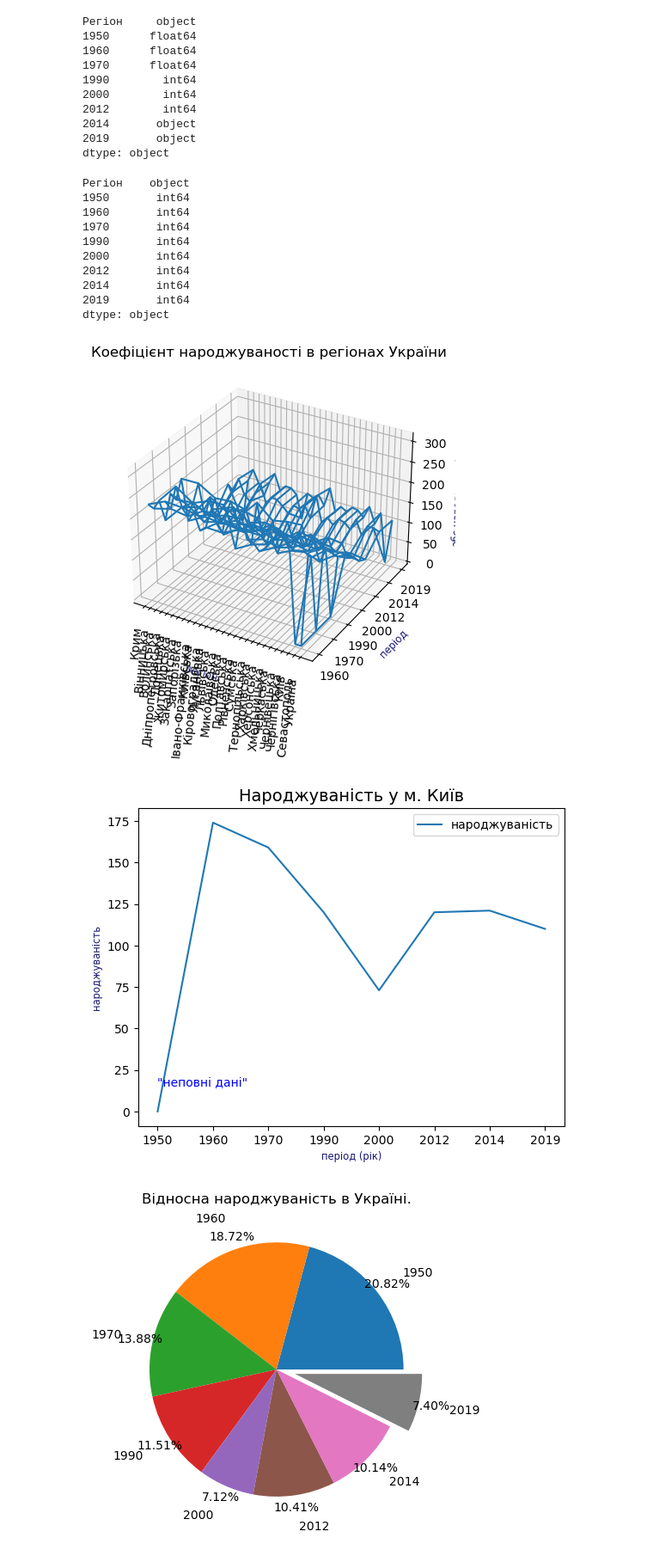
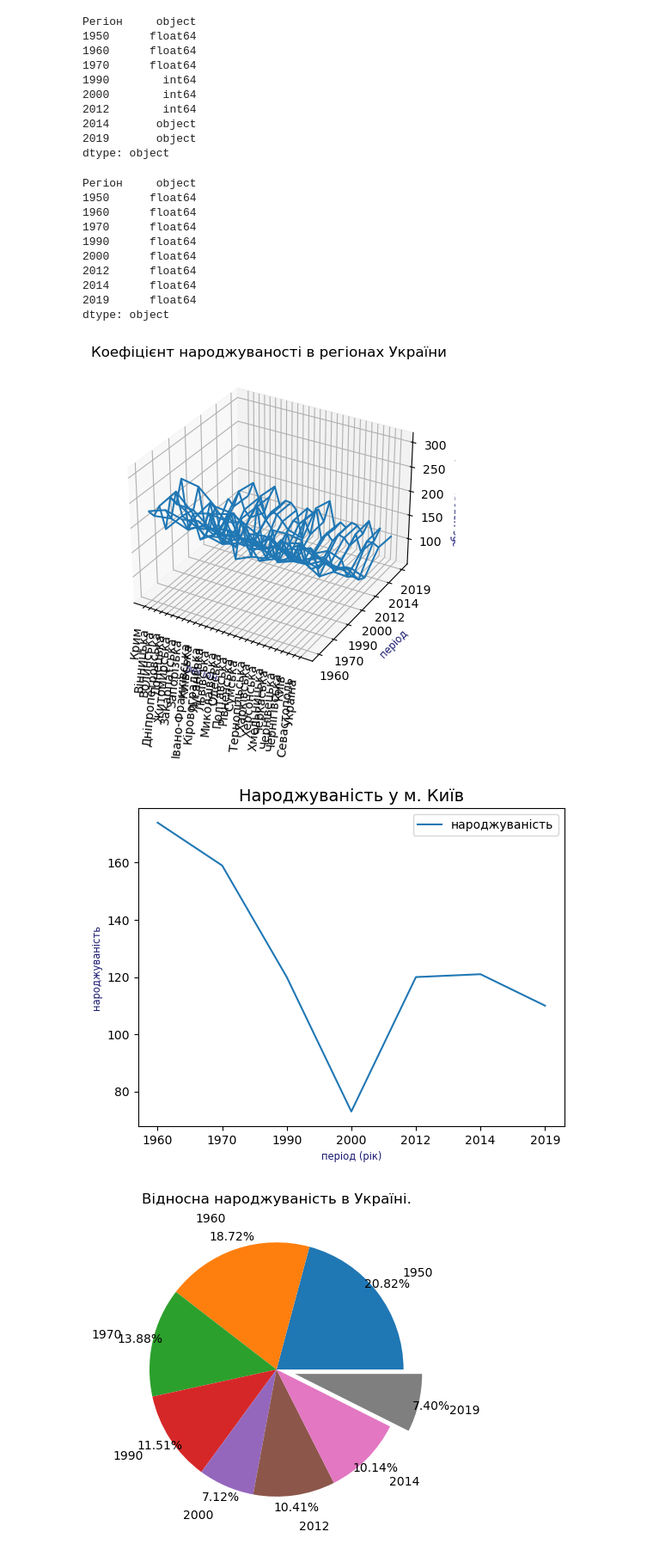
Before and after one commit to DenysTantsiura/datas, a Jupyter notebook: Hw_2.1/Hw2.1.ipynb, the cells around one changed output. Shown at 86% size. Drawn from its saved outputs; the diff is of its cells as text; code cells hidden in the pictures.

```diff
--- a/Hw_2.1/Hw2.1.ipynb
+++ b/Hw_2.1/Hw2.1.ipynb
@@ -77,22 +77,22 @@ p1t1z = p1t1[0].fillna(0)
 # p1t1[0].fillna(0, inplace=True)
 # %%
 # Замініть типи нечислових колонок на числові. Підказка - це колонки, де знаходився символ '—'
-p1t1z.iloc[0:, 1:] = p1t1z.iloc[0:, 1:].astype('int', errors='ignore')
+p1t1z.iloc[0:, 1:] = p1t1z.iloc[0:, 1:].astype('float64', errors='ignore')
 p1t1z.dtypes
 # %% [output]
-Регіон    object
-1950       int64
-1960       int64
-1970       int64
-1990       int64
-2000       int64
-2012       int64
-2014       int64
-2019       int64
+Регіон     object
+1950      float64
+1960      float64
+1970      float64
+1990      float64
+2000      float64
+2012      float64
+2014      float64
+2019      float64
 dtype: object
 # %%
-p1t1.replace(
-            to_replace=0,
+p1t1z.replace(
+            to_replace=0.0,
             value=np.nan,
             inplace=True,
             )
@@ -121,21 +121,22 @@ ax.plot_wireframe(
 
 plt.show()
 # %% [output]
-[figure, old version]
+[figure, new version]
 # %%
-period = np.array(p1t1z.columns)[1:]
+
+period = np.array(p1t1z.columns)[2:]
 plt.plot(period, np.array(
-    np.array(p1t1z[p1t1z['Регіон'] == 'Київ'].iloc[0][1:])), label='народжуваність')
+    np.array(p1t1z[p1t1z['Регіон'] == 'Київ'].iloc[0][2:])), label='народжуваність')
 
 plt.xlabel('період (рік)', fontsize='small', color='midnightblue')
 plt.ylabel('народжуваність', fontsize='small', color='midnightblue')
 plt.title('Народжуваність у м. Київ', fontsize=14)
-plt.text(period[0], 15, '"неповні дані"', color="blue")
+# plt.text(period[0], 15, '"неповні дані"', color="blue")
 plt.legend()
 
 plt.show()
 # %% [output]
-[figure, old version]
+[figure, new version]
 # %%
 labels = np.array(p1t1z.columns)[1:]
 
```
Also changed, not shown: parts of 2 cells of this notebook, 2 other files.
